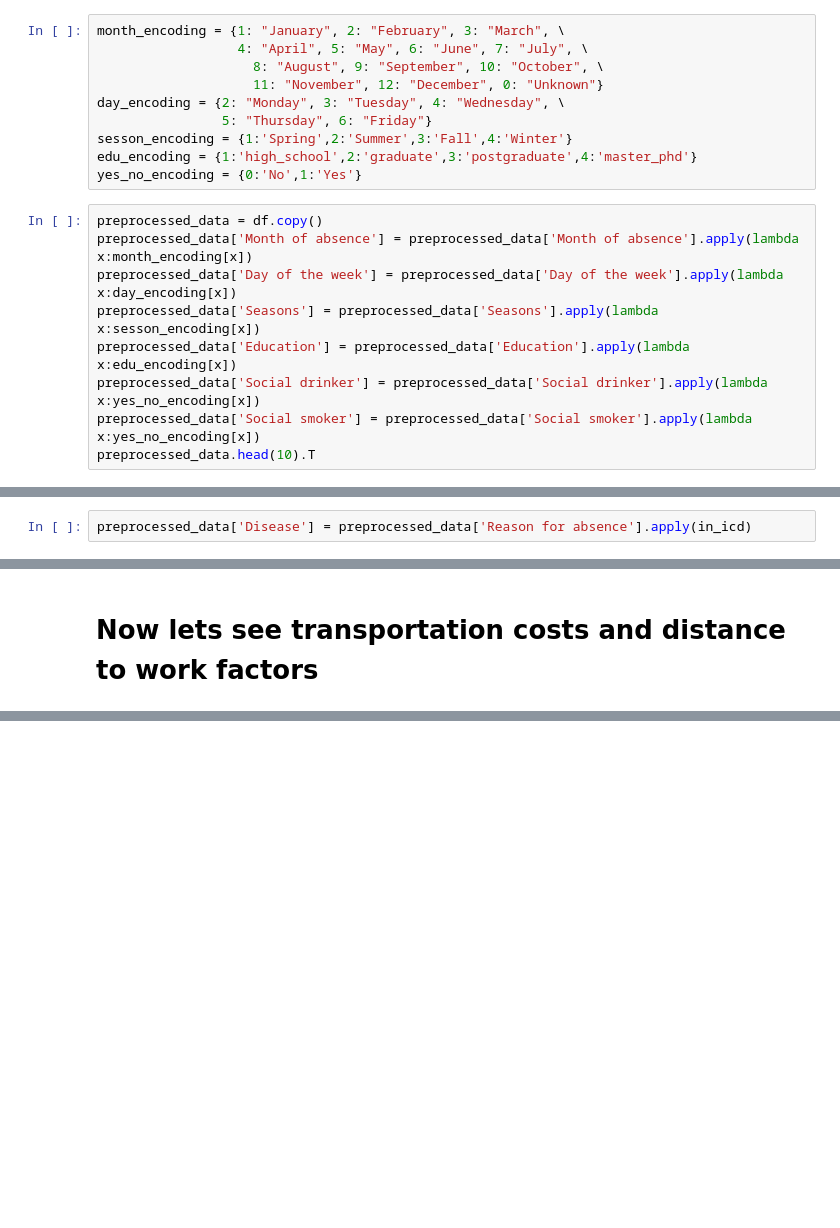
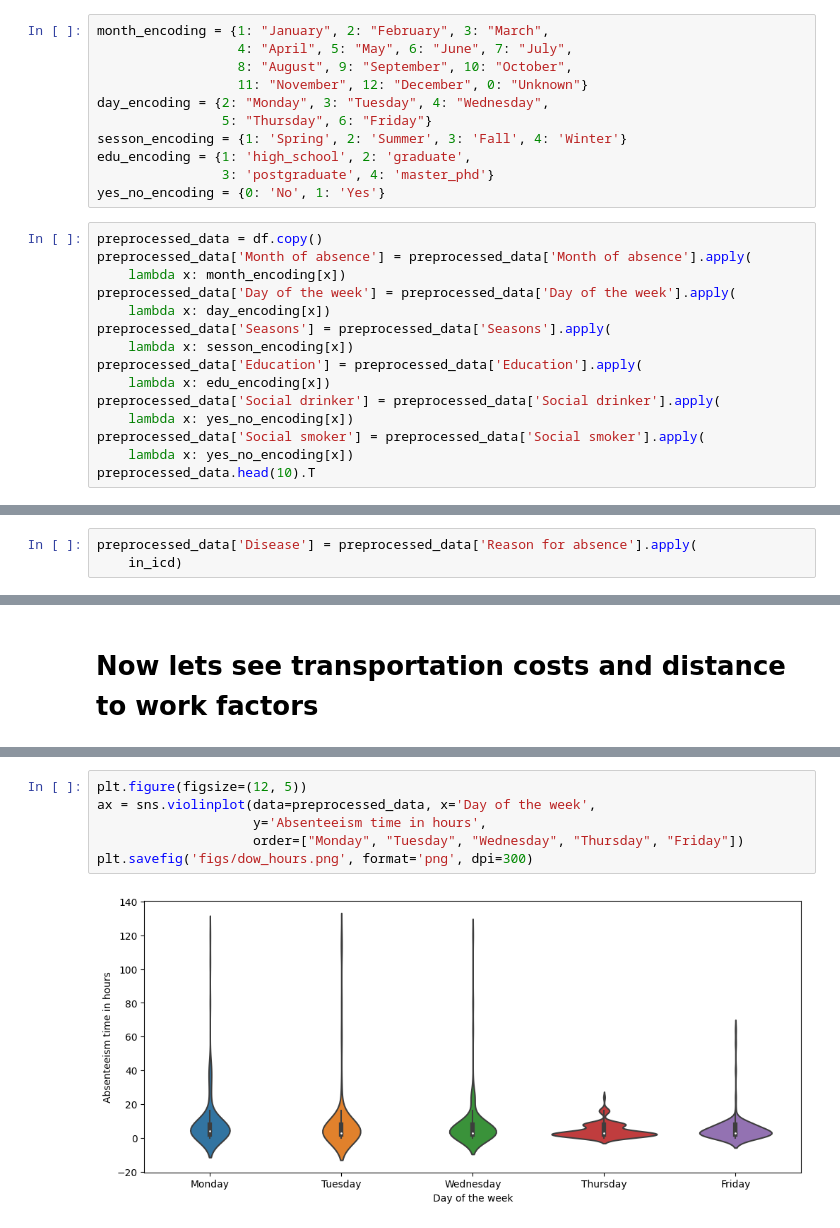
Before and after one commit to Maansy/Absenteeism-at-Work, a Jupyter notebook: AbsenteeismAtWork.ipynb, the cells around one changed output, grey strips where cells are left out. Drawn from its saved outputs; the diff is of its cells as text; blank space fills up the shorter version.

```diff
--- a/AbsenteeismAtWork.ipynb
+++ b/AbsenteeismAtWork.ipynb
@@ -66,23 +66,30 @@ df.describe().T
 # %% [markdown]
 # Here We can see that are many categorical values like month, day, season, disciplinary failure, edu, social drink, and social smoker
 # %%
-month_encoding = {1: "January", 2: "February", 3: "March", \
-                  4: "April", 5: "May", 6: "June", 7: "July", \
-                    8: "August", 9: "September", 10: "October", \
-                    11: "November", 12: "December", 0: "Unknown"}
-day_encoding = {2: "Monday", 3: "Tuesday", 4: "Wednesday", \
+month_encoding = {1: "January", 2: "February", 3: "March",
+                  4: "April", 5: "May", 6: "June", 7: "July",
+                  8: "August", 9: "September", 10: "October",
+                  11: "November", 12: "December", 0: "Unknown"}
+day_encoding = {2: "Monday", 3: "Tuesday", 4: "Wednesday",
                 5: "Thursday", 6: "Friday"}
-sesson_encoding = {1:'Spring',2:'Summer',3:'Fall',4:'Winter'}
-edu_encoding = {1:'high_school',2:'graduate',3:'postgraduate',4:'master_phd'}
-yes_no_encoding = {0:'No',1:'Yes'}
+sesson_encoding = {1: 'Spring', 2: 'Summer', 3: 'Fall', 4: 'Winter'}
+edu_encoding = {1: 'high_school', 2: 'graduate',
+                3: 'postgraduate', 4: 'master_phd'}
+yes_no_encoding = {0: 'No', 1: 'Yes'}
 # %%
 preprocessed_data = df.copy()
-preprocessed_data['Month of absence'] = preprocessed_data['Month of absence'].apply(lambda x:month_encoding[x])
-preprocessed_data['Day of the week'] = preprocessed_data['Day of the week'].apply(lambda x:day_encoding[x])
-preprocessed_data['Seasons'] = preprocessed_data['Seasons'].apply(lambda x:sesson_encoding[x])
-preprocessed_data['Education'] = preprocessed_data['Education'].apply(lambda x:edu_encoding[x])
-preprocessed_data['Social drinker'] = preprocessed_data['Social drinker'].apply(lambda x:yes_no_encoding[x])
-preprocessed_data['Social smoker'] = preprocessed_data['Social smoker'].apply(lambda x:yes_no_encoding[x])
+preprocessed_data['Month of absence'] = preprocessed_data['Month of absence'].apply(
+    lambda x: month_encoding[x])
+preprocessed_data['Day of the week'] = preprocessed_data['Day of the week'].apply(
+    lambda x: day_encoding[x])
+preprocessed_data['Seasons'] = preprocessed_data['Seasons'].apply(
+    lambda x: sesson_encoding[x])
+preprocessed_data['Education'] = preprocessed_data['Education'].apply(
+    lambda x: edu_encoding[x])
+preprocessed_data['Social drinker'] = preprocessed_data['Social drinker'].apply(
+    lambda x: yes_no_encoding[x])
+preprocessed_data['Social smoker'] = preprocessed_data['Social smoker'].apply(
+    lambda x: yes_no_encoding[x])
 preprocessed_data.head(10).T
 # %% [output]
 |  | 0 | 1 | 2 | 3 | 4 | 5 | 6 | 7 | 8 | 9 |
@@ -111,3 +118,4 @@ def in_icd(val):
 # %%
-preprocessed_data['Disease'] = preprocessed_data['Reason for absence'].apply(in_icd)
+preprocessed_data['Disease'] = preprocessed_data['Reason for absence'].apply(
+    in_icd)
 # %%
@@ -547,3 +578,11 @@ ax.set_title("Number of absences per month")
 plt.savefig('figs/month_counts.png', format='png', dpi=300)
 # %% [output]
 [figure]
+# %%
+plt.figure(figsize=(12, 5))
+ax = sns.violinplot(data=preprocessed_data, x='Day of the week',
+                    y='Absenteeism time in hours',
+                    order=["Monday", "Tuesday", "Wednesday", "Thursday", "Friday"])
+plt.savefig('figs/dow_hours.png', format='png', dpi=300)
+# %% [output]
+[figure, added]
```
Also changed, not shown: parts of 49 cells of this notebook, 13 other files.
